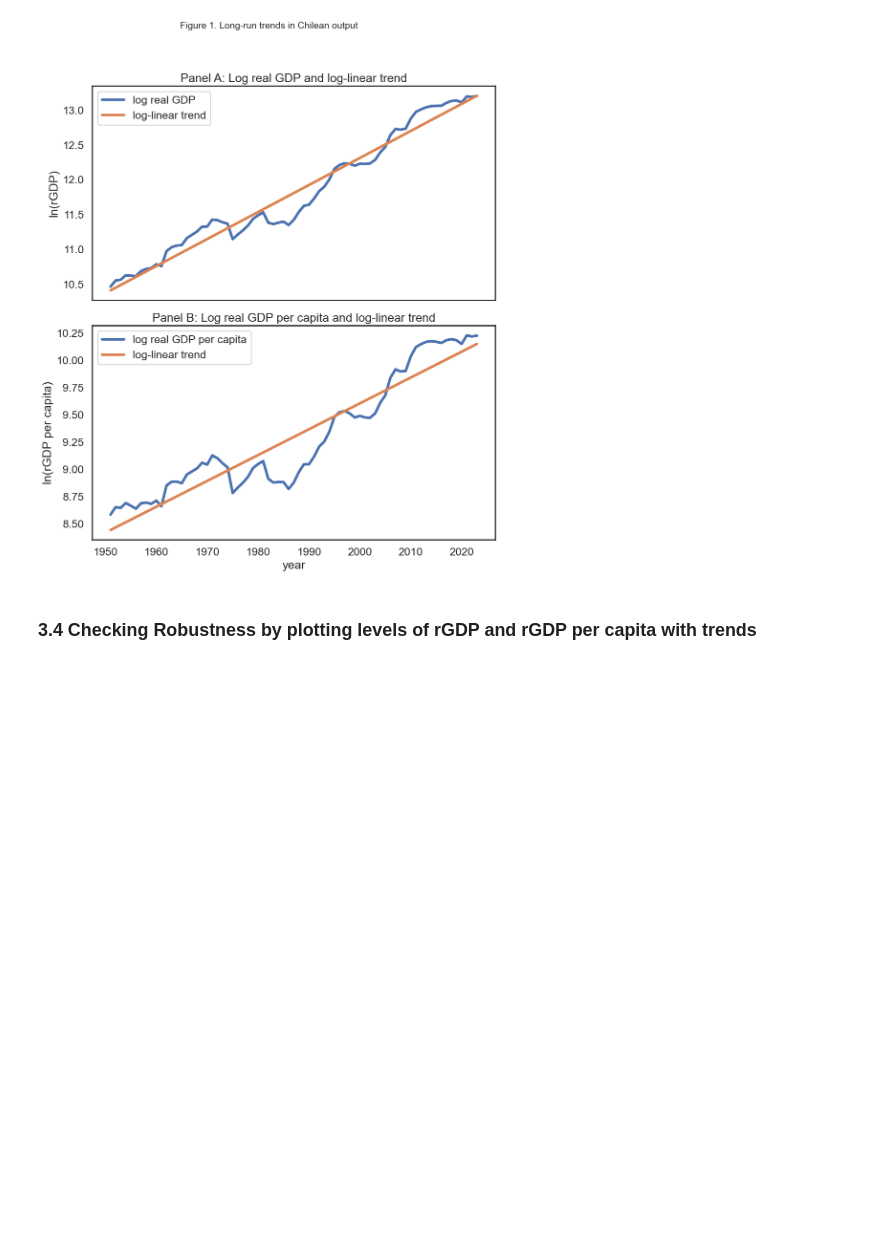
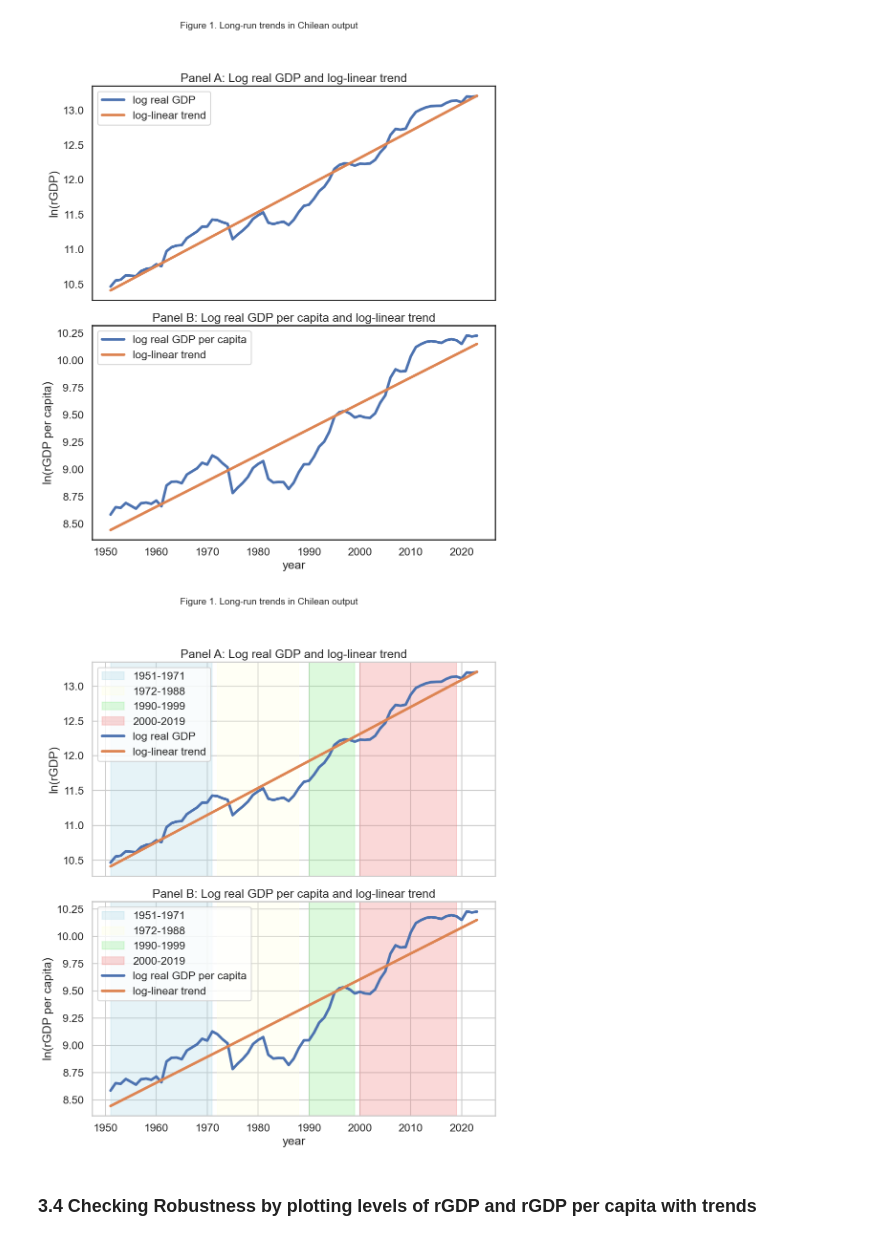
Before and after one commit to IcarusBai/EC2B1_Coursework, a Jupyter notebook: EC2B1_Coursework_Program.ipynb, the cells around one changed output. Saved outputs shown, nothing was run; the diff lists cells and outputs as text; code cells hidden in the pictures; blank space fills up the shorter version.

Commit message:
Add a visual with back color

```diff
--- a/EC2B1_Coursework_Program.ipynb
+++ b/EC2B1_Coursework_Program.ipynb
@@ -170,6 +170,73 @@ plt.tight_layout(rect=[0, 0, 1, 0.95])
 plt.show()
 # %% [output]
 [figure]
+# %%
+# Plot a colored diagram of different periods
+# (note that this is added after the original code was written,
+# so it applies the periods that are introduced in later section,
+# but it is a useful addition to visualise different periods of growth)
+
+lw = 4
+
+fig, axes = plt.subplots(2, 1, figsize=(10, 12), sharex=True)
+
+# Define time periods and colors
+periods = [
+    (1951, 1971, 'lightblue', '1951-1971'),
+    (1972, 1988, 'lightyellow', '1972-1988'),
+    (1990, 1999, 'lightgreen', '1990-1999'),
+    (2000, 2019, 'lightcoral', '2000-2019')
+]
+
+# Add colored background regions to both panels
+for ax in axes:
+    for start, end, color, label in periods:
+        ax.axvspan(start, end, alpha=0.3, color=color, label=label)
+
+# Panel A: log rGDP
+axes[0].plot(
+    years,
+    np.log(rgdpe),
+    label='log real GDP',
+    linewidth=lw
+)
+axes[0].plot(
+    years,
+    lgYhat_exp_lin,
+    label='log-linear trend',
+    linewidth=lw
+)
+
+axes[0].set_ylabel("ln(rGDP)")
+axes[0].set_title("Panel A: Log real GDP and log-linear trend")
+axes[0].legend()
+
+# Panel B: log rGDP per capita
+axes[1].plot(
+    years,
+    np.log(rgdpe_pc),
+    label='log real GDP per capita',
+    linewidth=lw
+)
+axes[1].plot(
+    years,
+    lgyhat_exp_lin,
+    label='log-linear trend',
+    linewidth=lw
+)
+
+axes[1].set_ylabel("ln(rGDP per capita)")
+axes[1].set_xlabel("year")
+axes[1].set_title("Panel B: Log real GDP per capita and log-linear trend")
+axes[1].legend()
+
+# Overall figure title
+fig.suptitle("Figure 1. Long-run trends in Chilean output", fontsize=14)
+
+plt.tight_layout(rect=[0, 0, 1, 0.95])
+plt.show()
+# %% [output]
+[figure, added]
 # %% [markdown]
 ### 3.4 Checking Robustness by plotting levels of rGDP and rGDP per capita with trends
 # %%
```
